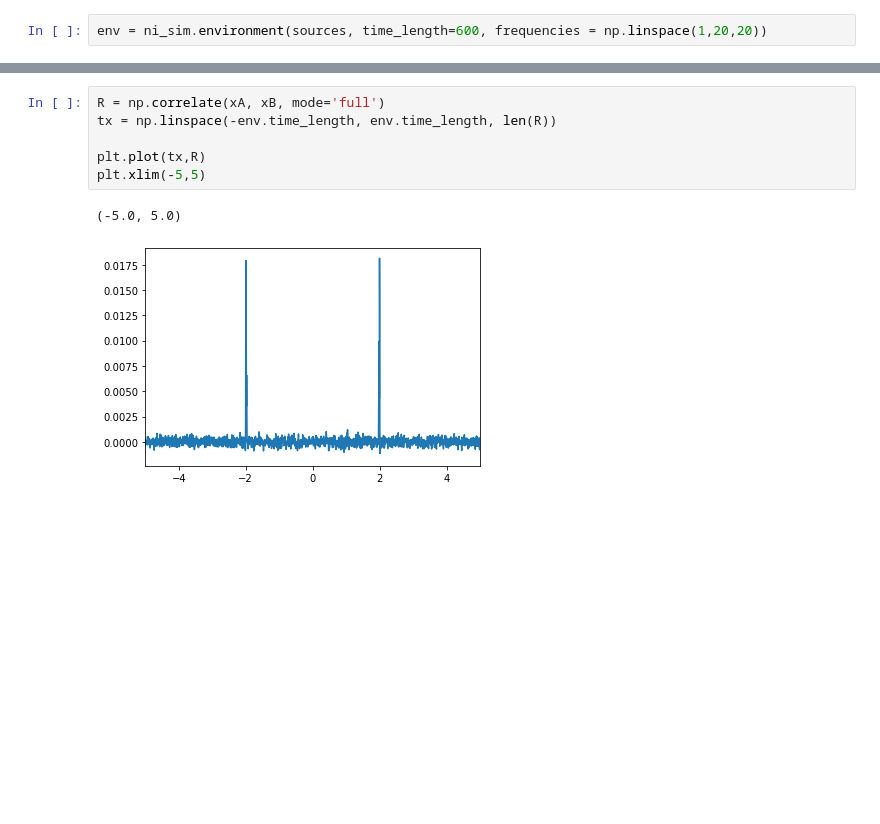
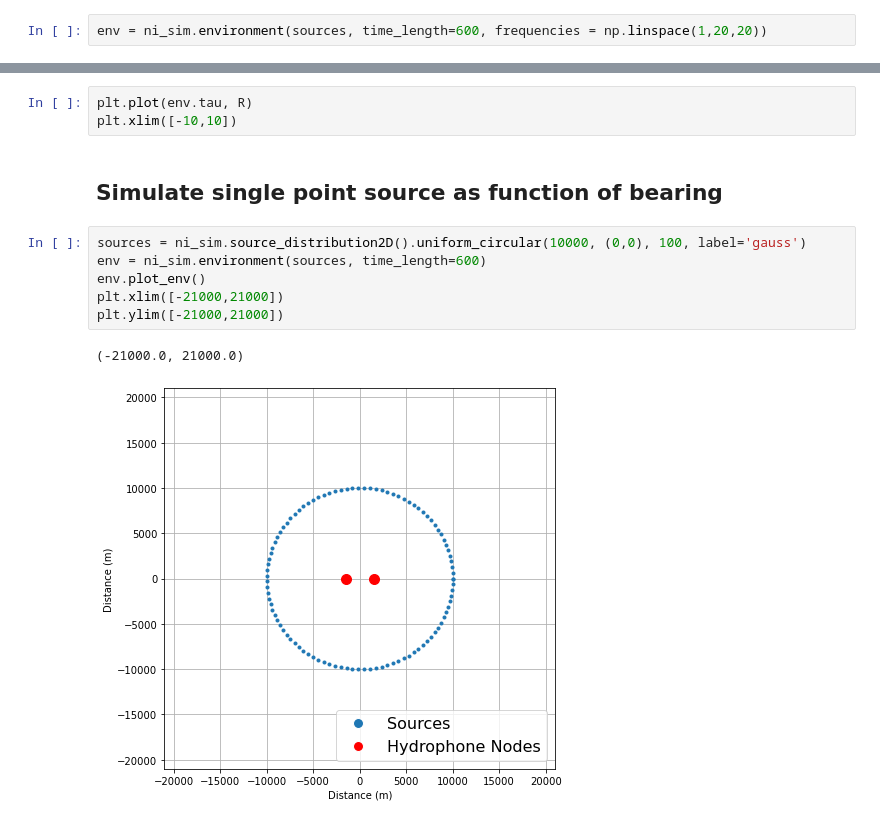
Before and after one commit to John-Ragland/NI_simulation, a Jupyter notebook: scripts/playing_around.ipynb, the cells around one changed output, grey strips where cells are left out. Drawn from its saved outputs; the diff is of its cells as text; blank space fills up the shorter version.

```diff
--- a/scripts/playing_around.ipynb
+++ b/scripts/playing_around.ipynb
@@ -37,9 +53,14 @@ xA, xB = env.get_signals()
-# %%
-R = np.correlate(xA, xB, mode='full')
-tx = np.linspace(-env.time_length, env.time_length, len(R))
-
-plt.plot(tx,R)
-plt.xlim(-5,5)
-# %% [output]
-(-5.0, 5.0)
-[figure, removed]
+# %%
+plt.plot(env.tau, R)
+plt.xlim([-10,10])
+# %% [markdown]
+## Simulate single point source as function of bearing
+# %%
+sources = ni_sim.source_distribution2D().uniform_circular(10000, (0,0), 100, label='gauss')
+env = ni_sim.environment(sources, time_length=600)
+env.plot_env()
+plt.xlim([-21000,21000])
+plt.ylim([-21000,21000])
+# %% [output]
+(-21000.0, 21000.0)
+[figure, added]
```
Also changed, not shown: parts of 6 cells of this notebook, 1 other file.
